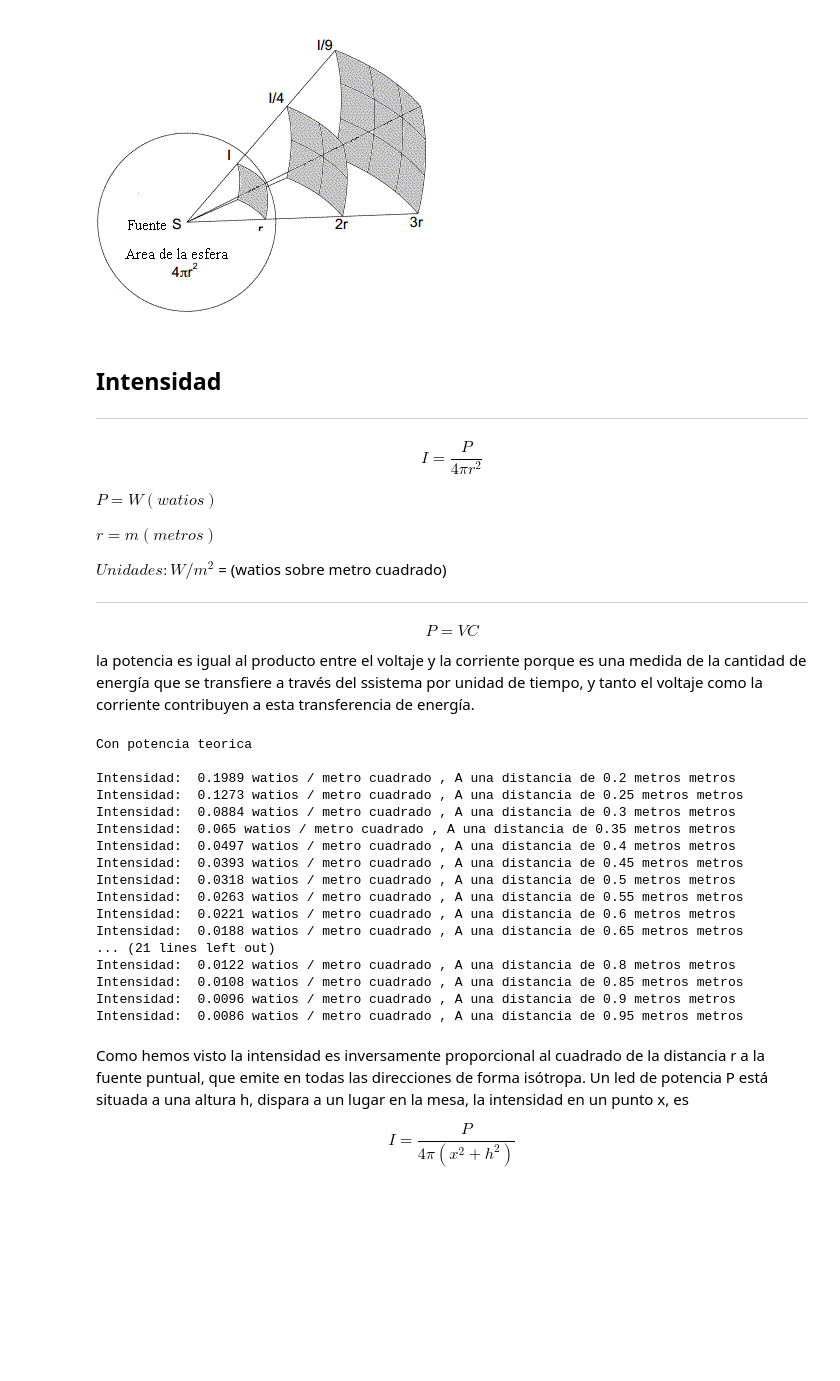
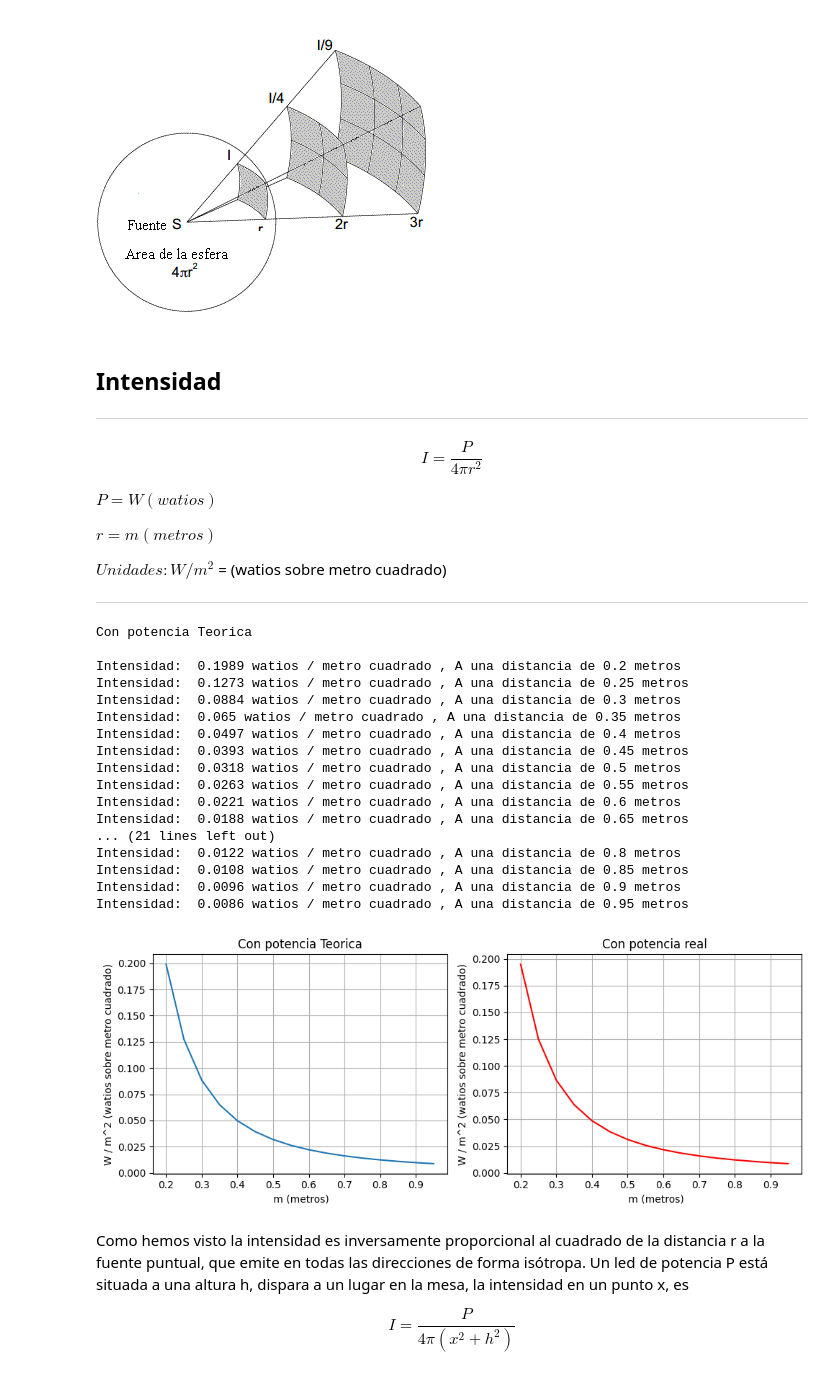
Before and after one commit to Psychohistorian11/Fisica_II, a Jupyter notebook: ProyectoDeAula/ModeloMatematico.ipynb, the cells around one changed output. Saved outputs shown, nothing was run; the diff lists cells and outputs as text; code cells hidden in the pictures; blank space fills up the shorter version.

Commit message:
Creación de graficas de la intensidad en función de la distancia y el cambio en los niveles de intensidad de las ondas electromagneticas del modulo de Radiofrecuencia

```diff
--- a/ProyectoDeAula/ModeloMatematico.ipynb
+++ b/ProyectoDeAula/ModeloMatematico.ipynb
@@ -87,52 +89,77 @@ La intensidad se mide en W/m2. La intensidad de la luz disminuye en razón inver
  $Unidades: W/m^2 $ = (watios sobre metro cuadrado)
 
  ---
-
- $$P = VC \tag{1.1}$$
-
- la potencia es igual al producto entre el voltaje y la corriente porque es una medida de la cantidad de energía que se transfiere a través del ssistema por unidad de tiempo, y tanto el voltaje como la corriente contribuyen a esta transferencia de energía.
 # %%
-import math as m
+
+import matplotlib.pyplot as plt
 
 def calcularAlcance(P, rInicial):
     rInicialenMetros = rInicial  # La distancia inicial ya está en metros
     distancia_final = 1.0  # Distancia final en metros
     paso = 0.05  # Paso de incremento en metros
 
+    intensidades = []
+    distancias = []
+
     while rInicialenMetros <= distancia_final:
         rInicialenCM = int(rInicialenMetros * 100)
         I = P / (4 * m.pi * rInicialenMetros**2)
-        print(f"Intensidad: \033[1;31m {round(I,4)} watios / metro cuadrado \033[0m, A una distancia de \033[1;32m{round(rInicialenMetros,4)} metros metros\033[0m")
+        print(f"Intensidad: \033[1;31m {round(I,4)} watios / metro cuadrado \033[0m, A una distancia de \033[1;32m{round(rInicialenMetros,4)} metros\033[0m")
+        intensidades.append(I)
+        distancias.append(rInicialenMetros)
         rInicialenMetros += paso
 
+    return distancias, intensidades
+
+potencia1 = 0.1  # Con potencia teórica
+print("Con potencia Teorica")
 print("")
-print("Con potencia teorica")
+distancias1, intensidades1 = calcularAlcance(potencia1, 0.2)
 print("")
-potencia = 0.1 #Con potencia teorica
-calcularAlcance(potencia, 0.2)
+
+
+potencia2 = 0.098  # Con potencia teórica
+print("Con potencia Teorica")
 print("")
-print("Con potencia real")
+distancias2, intensidades2 = calcularAlcance(potencia2, 0.2)
+
 print("")
-potencia1 = 0.098 #Con potencial real
-calcularAlcance(potencia1, 0.2)
+plt.figure(figsize=(10, 4))
+plt.subplot(1, 2, 1)
+plt.plot(distancias1, intensidades1)
+plt.xlabel(' m (metros)')
+plt.ylabel('W / m^2 (watios sobre metro cuadrado)')
+plt.title('Con potencia Teorica')
+plt.grid()
+
+plt.subplot(1, 2, 2)
+plt.plot(distancias2, intensidades2, color="red")
+plt.xlabel(' m (metros)')
+plt.ylabel('W / m^2 (watios sobre metro cuadrado)')
+plt.title('Con potencia real')
+
+plt.tight_layout()
+plt.grid()
+plt.show()
 # %% [output]
-Con potencia teorica
+Con potencia Teorica
 
-Intensidad:  0.1989 watios / metro cuadrado , A una distancia de 0.2 metros metros
-Intensidad:  0.1273 watios / metro cuadrado , A una distancia de 0.25 metros metros
-Intensidad:  0.0884 watios / metro cuadrado , A una distancia de 0.3 metros metros
-Intensidad:  0.065 watios / metro cuadrado , A una distancia de 0.35 metros metros
-Intensidad:  0.0497 watios / metro cuadrado , A una distancia de 0.4 metros metros
-Intensidad:  0.0393 watios / metro cuadrado , A una distancia de 0.45 metros metros
-Intensidad:  0.0318 watios / metro cuadrado , A una distancia de 0.5 metros metros
-Intensidad:  0.0263 watios / metro cuadrado , A una distancia de 0.55 metros metros
-Intensidad:  0.0221 watios / metro cuadrado , A una distancia de 0.6 metros metros
-Intensidad:  0.0188 watios / metro cuadrado , A una distancia de 0.65 metros metros
+Intensidad:  0.1989 watios / metro cuadrado , A una distancia de 0.2 metros
+Intensidad:  0.1273 watios / metro cuadrado , A una distancia de 0.25 metros
+Intensidad:  0.0884 watios / metro cuadrado , A una distancia de 0.3 metros
+Intensidad:  0.065 watios / metro cuadrado , A una distancia de 0.35 metros
+Intensidad:  0.0497 watios / metro cuadrado , A una distancia de 0.4 metros
+Intensidad:  0.0393 watios / metro cuadrado , A una distancia de 0.45 metros
+Intensidad:  0.0318 watios / metro cuadrado , A una distancia de 0.5 metros
+Intensidad:  0.0263 watios / metro cuadrado , A una distancia de 0.55 metros
+Intensidad:  0.0221 watios / metro cuadrado , A una distancia de 0.6 metros
+Intensidad:  0.0188 watios / metro cuadrado , A una distancia de 0.65 metros
 ... (21 lines left out)
-Intensidad:  0.0122 watios / metro cuadrado , A una distancia de 0.8 metros metros
-Intensidad:  0.0108 watios / metro cuadrado , A una distancia de 0.85 metros metros
-Intensidad:  0.0096 watios / metro cuadrado , A una distancia de 0.9 metros metros
-Intensidad:  0.0086 watios / metro cuadrado , A una distancia de 0.95 metros metros
+Intensidad:  0.0122 watios / metro cuadrado , A una distancia de 0.8 metros
+Intensidad:  0.0108 watios / metro cuadrado , A una distancia de 0.85 metros
+Intensidad:  0.0096 watios / metro cuadrado , A una distancia de 0.9 metros
+Intensidad:  0.0086 watios / metro cuadrado , A una distancia de 0.95 metros
+[figure, added]
 # %% [markdown]
 Como hemos visto la intensidad es inversamente proporcional al cuadrado de la distancia r a la fuente puntual, que emite en todas las direcciones de forma isótropa. Un led de potencia P está situada a una altura h, dispara a un lugar en la mesa, la intensidad en un punto x, es
 
```
Also changed, not shown: parts of 11 cells of this notebook.
